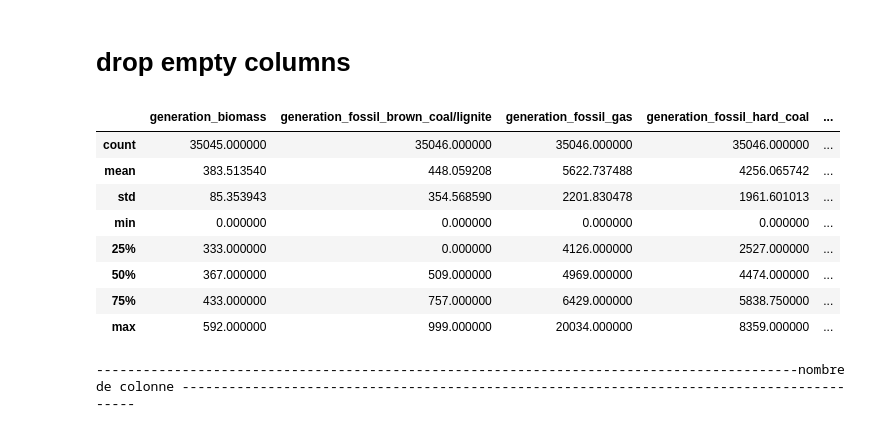
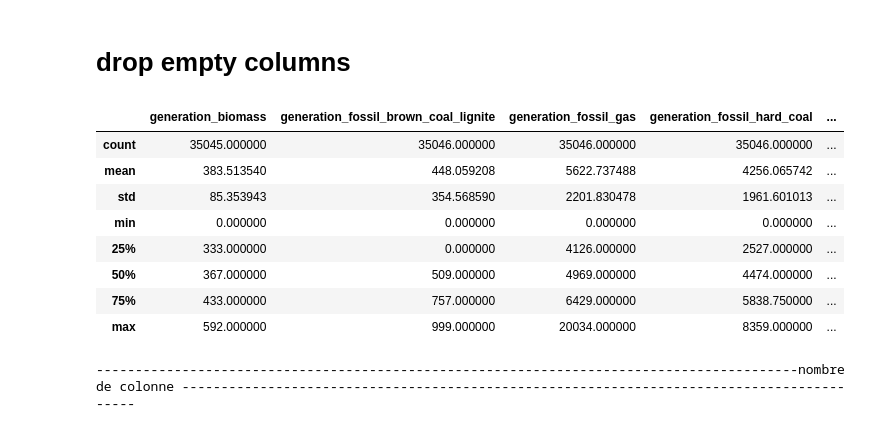
Before and after one commit to coyhml/ml-work, a Jupyter notebook: ML project .ipynb, the cells around one changed output. Cells and saved outputs as stored; diff of their text form; code cells hidden in the pictures.

```diff
--- a/ML project .ipynb
+++ b/ML project .ipynb
@@ -22,3 +28,5 @@ pd.set_option('display.max_columns', 50)"""
+# %%
+pd.set_option('display.max_columns', 50)
 # %%
 # Download latest version
 path = kagglehub.dataset_download("nicholasjhana/energy-consumption-generation-prices-and-weather")
@@ -147,24 +164,25 @@ energy_dataset.corr().head(10)
 # %% [markdown]
 # drop empty columns
 # %%
-
 energy_dataset_C = energy_dataset.drop(columns=[
     "generation hydro pumped storage aggregated",
     "forecast wind offshore eday ahead",
     "generation fossil coal-derived gas",
     "generation fossil oil shale",
     "generation fossil peat",
     "generation geothermal",
     "generation marine",
     "generation wind offshore",
     "price day ahead"
 ])
 
 energy_dataset_C.columns = energy_dataset_C.columns.str.replace(' ','_').str.replace('-','_')
+energy_dataset_C.columns = energy_dataset_C.columns.str.replace(' ','_').str.replace('/','_')
+
 energy_dataset_C.set_index("time", inplace=True)
 energy_dataset_C.describe(include="all")
 # %% [output]
-|  | generation_biomass | generation_fossil_brown_coal/lignite | generation_fossil_gas | generation_fossil_hard_coal | ... |
+|  | generation_biomass | generation_fossil_brown_coal_lignite | generation_fossil_gas | generation_fossil_hard_coal | ... |
 | count | 35045.000000 | 35046.000000 | 35046.000000 | 35046.000000 | ... |
 | mean | 383.513540 | 448.059208 | 5622.737488 | 4256.065742 | ... |
 | std | 85.353943 | 354.568590 | 2201.830478 | 1961.601013 | ... |
```
Also changed, not shown: parts of 60 cells of this notebook.
